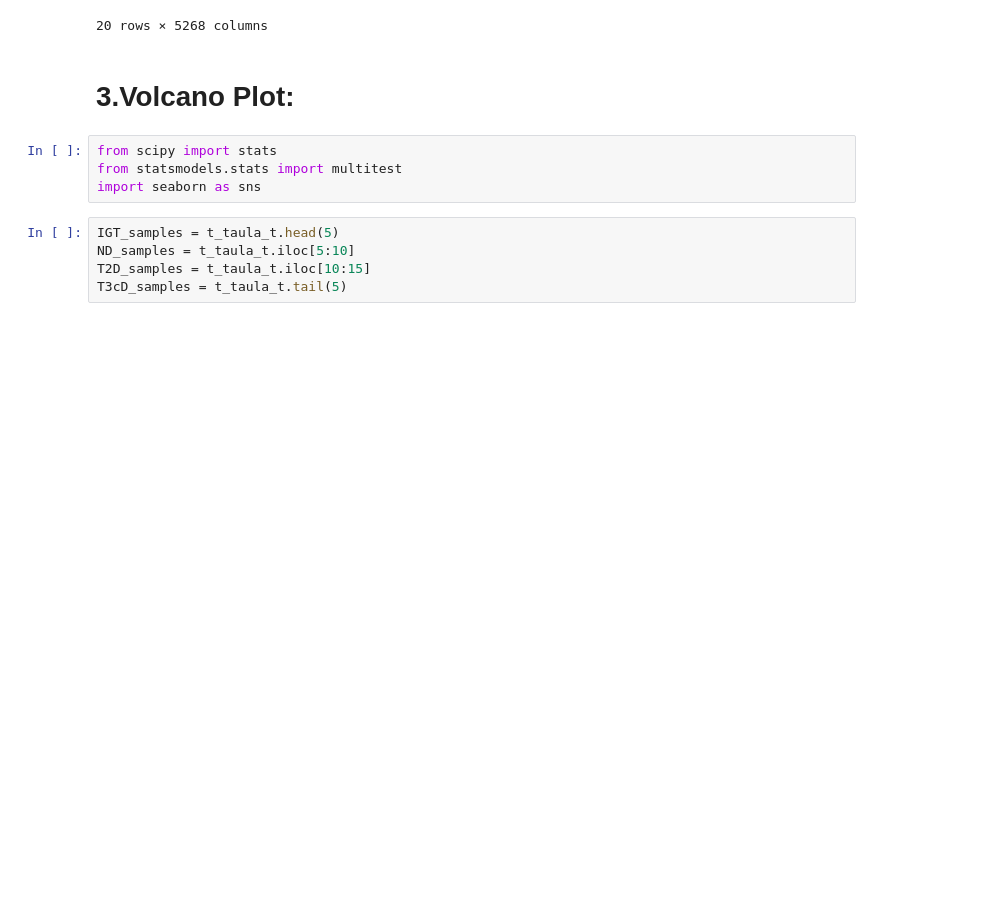
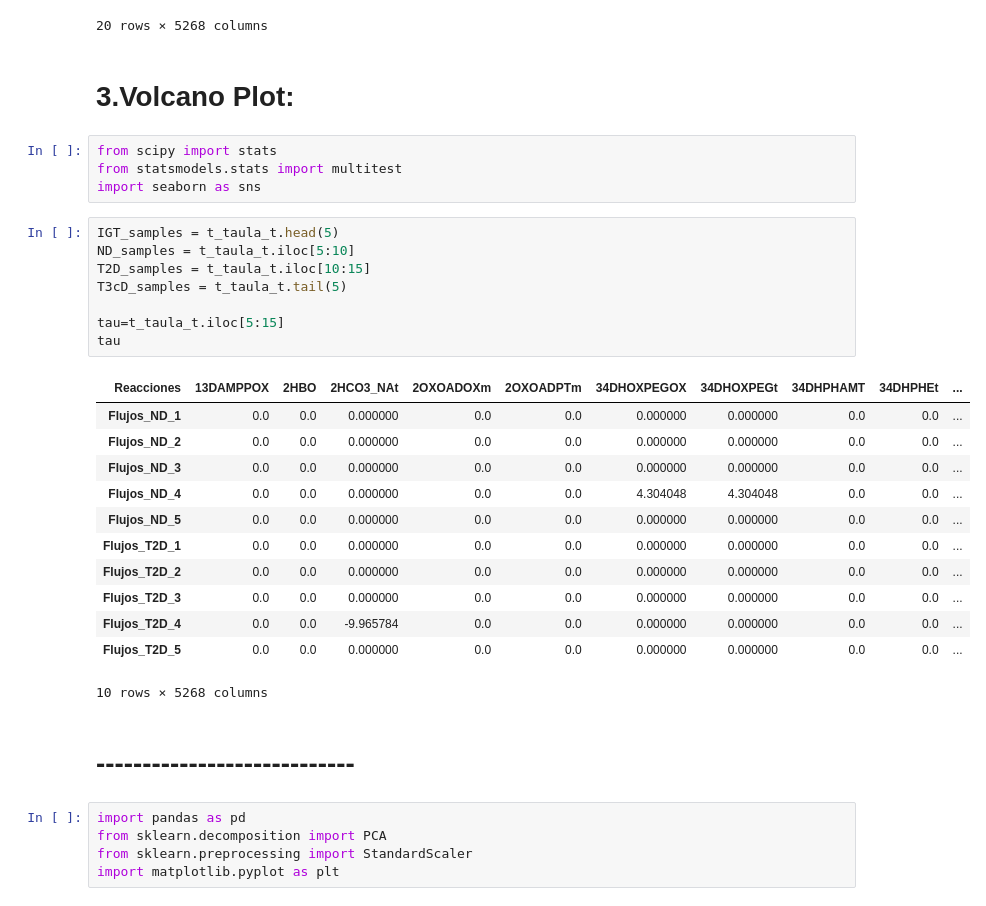
Before and after one commit to NoeGrageraJimenez/TFG, a Jupyter notebook: TFG-Example/Islets samples.ipynb, the cells around one changed output. Saved outputs shown, nothing was run; the diff lists cells and outputs as text; blank space fills up the shorter version.

```diff
--- a/TFG-Example/Islets samples.ipynb
+++ b/TFG-Example/Islets samples.ipynb
@@ -797,5 +771,28 @@ import seaborn as sns
 # %%
 IGT_samples = t_taula_t.head(5)
 ND_samples = t_taula_t.iloc[5:10]
 T2D_samples = t_taula_t.iloc[10:15]
 T3cD_samples = t_taula_t.tail(5)
+
+tau=t_taula_t.iloc[5:15]
+tau
+# %% [output]
+| Reacciones | 13DAMPPOX | 2HBO | 2HCO3_NAt | 2OXOADOXm | 2OXOADPTm | 34DHOXPEGOX | 34DHOXPEGt | 34DHPHAMT | 34DHPHEt | ... |
+| Flujos_ND_1 | 0.0 | 0.0 | 0.000000 | 0.0 | 0.0 | 0.000000 | 0.000000 | 0.0 | 0.0 | ... |
+| Flujos_ND_2 | 0.0 | 0.0 | 0.000000 | 0.0 | 0.0 | 0.000000 | 0.000000 | 0.0 | 0.0 | ... |
+| Flujos_ND_3 | 0.0 | 0.0 | 0.000000 | 0.0 | 0.0 | 0.000000 | 0.000000 | 0.0 | 0.0 | ... |
+| Flujos_ND_4 | 0.0 | 0.0 | 0.000000 | 0.0 | 0.0 | 4.304048 | 4.304048 | 0.0 | 0.0 | ... |
+| Flujos_ND_5 | 0.0 | 0.0 | 0.000000 | 0.0 | 0.0 | 0.000000 | 0.000000 | 0.0 | 0.0 | ... |
+| Flujos_T2D_1 | 0.0 | 0.0 | 0.000000 | 0.0 | 0.0 | 0.000000 | 0.000000 | 0.0 | 0.0 | ... |
+| Flujos_T2D_2 | 0.0 | 0.0 | 0.000000 | 0.0 | 0.0 | 0.000000 | 0.000000 | 0.0 | 0.0 | ... |
+| Flujos_T2D_3 | 0.0 | 0.0 | 0.000000 | 0.0 | 0.0 | 0.000000 | 0.000000 | 0.0 | 0.0 | ... |
+| Flujos_T2D_4 | 0.0 | 0.0 | -9.965784 | 0.0 | 0.0 | 0.000000 | 0.000000 | 0.0 | 0.0 | ... |
+| Flujos_T2D_5 | 0.0 | 0.0 | 0.000000 | 0.0 | 0.0 | 0.000000 | 0.000000 | 0.0 | 0.0 | ... |
+10 rows × 5268 columns
+# %% [markdown]
+# ----------------------------
+# %%
+import pandas as pd
+from sklearn.decomposition import PCA
+from sklearn.preprocessing import StandardScaler
+import matplotlib.pyplot as plt
```
Also changed, not shown: parts of 11 cells of this notebook.
